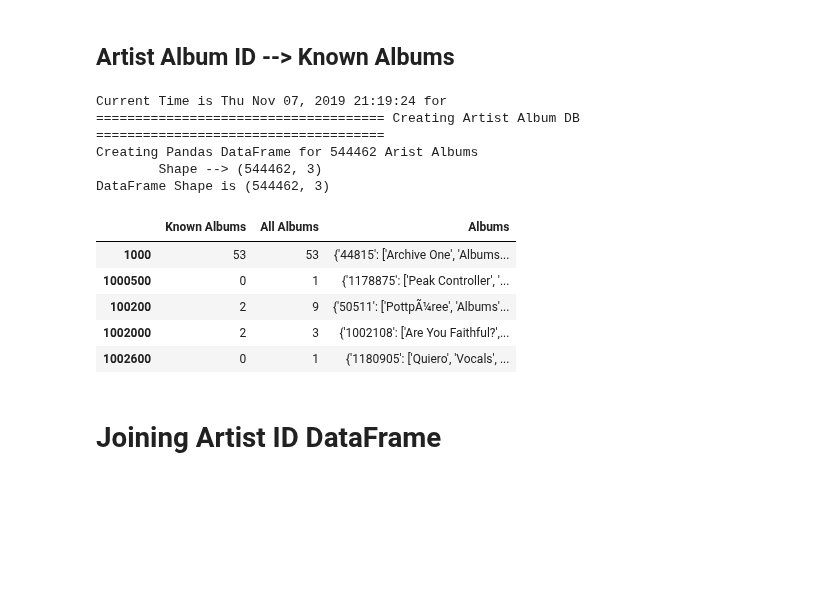
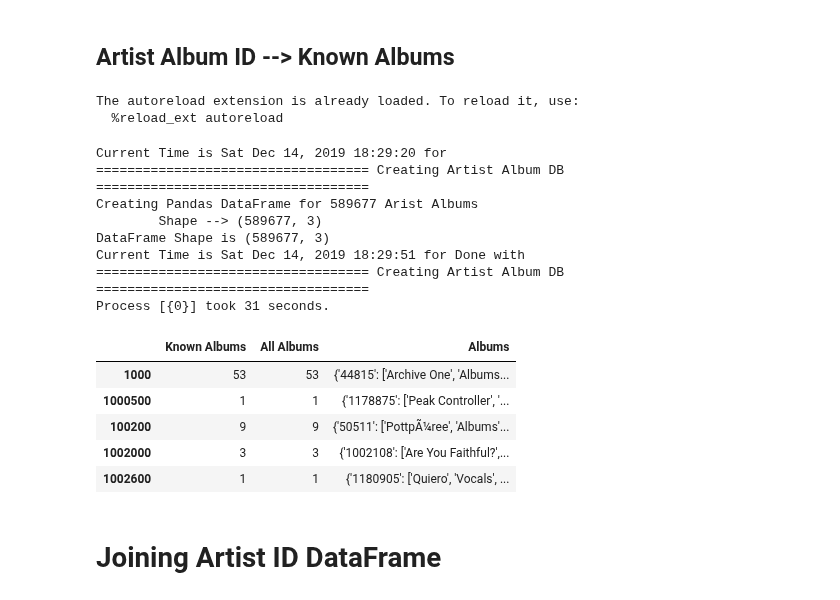
Before and after one commit to tgadf/discogs, a Jupyter notebook: Master DB.ipynb, the cells around one changed output. Drawn from its saved outputs; the diff is of its cells as text; code cells hidden in the pictures; blank space fills up the shorter version.

```diff
--- a/Master DB.ipynb
+++ b/Master DB.ipynb
@@ -503,4 +406,4 @@ def getArtistAlbumsDB(loadRefs=False):
 # %%
-discArtistAlbumsDB = getArtistAlbumsDB()
+discArtistAlbumsDB = getArtistAlbumsDB(disc)
 discArtistAlbumsDB.head()
 # %% [output]
@@ -558,4 +432,4 @@ def getAlbumDB():
 # %%
-discAlbumDB = getAlbumDB()
+discAlbumDB = getAlbumDB(disc)
 discAlbumDB.head()
 # %% [output]
@@ -586,52 +458,28 @@ DataFrame Shape is (1302715, 3)
 | 44831 | Devil's Advocate | /Dave-Clarke-Devils-Advocate/mast... | [1000] |
 # %% [markdown]
 ## Artist Album ID --> Known Albums
-# %%
-def getArtistAlbumKnownDB(discArtistAlbumsDB):
-    start, cmt = clock("\n===================================== Creating Artist Album DB =====================================")
-    from pandas import Series, DataFrame
-
-    tmpdb = discArtistAlbumsDB["Albums"].copy()
-    print("Creating Pandas DataFrame for {0} Arist Albums".format(tmpdb.shape[0]))
-    discdf = DataFrame(tmpdb.apply(isKnownAlbum).tolist(), index=tmpdb.index)
-    discdf.columns = ["Known Albums", "All Albums", "Albums"]
-    print("\tShape --> {0}".format(discdf.shape))
-
-    print("DataFrame Shape is {0}".format(discdf.shape))
-    elapsed(start, cmt)
-
-    return discdf
-
-
-def isKnownAlbum(x):
-    retval = {}
-    albumSummary = [0, 0]
-    for mediaType in x.keys():
-        for albumID in x[mediaType].keys():
-            albumName = x[mediaType][albumID]
-            #print(mediaType,albumID,albumName,'\t\t',end="")
-            known     = albumID in discAlbumDB.index
-            #print(known)
-
-            retval[albumID] = [albumName, mediaType, known]
-            albumSummary[0] += known
-            albumSummary[1] += 1
-
-    return [albumSummary[0], albumSummary[1], retval]
+# %%
+from masterdb import getArtistAlbumKnownDB
+# %% [output]
+The autoreload extension is already loaded. To reload it, use:
+  %reload_ext autoreload
 # %%
-discArtistAlbumKnownDB = getArtistAlbumKnownDB(discArtistAlbumsDB)
+discArtistAlbumKnownDB = getArtistAlbumKnownDB(discAlbumDB, discArtistAlbumsDB)
 discArtistAlbumKnownDB.head()
 # %% [output]
-Current Time is Thu Nov 07, 2019 21:19:24 for
-===================================== Creating Artist Album DB =====================================
-Creating Pandas DataFrame for 544462 Arist Albums
-        Shape --> (544462, 3)
-DataFrame Shape is (544462, 3)
+Current Time is Sat Dec 14, 2019 18:29:20 for
+=================================== Creating Artist Album DB ===================================
+Creating Pandas DataFrame for 589677 Arist Albums
+        Shape --> (589677, 3)
+DataFrame Shape is (589677, 3)
+Current Time is Sat Dec 14, 2019 18:29:51 for Done with
+=================================== Creating Artist Album DB ===================================
+Process [{0}] took 31 seconds.
 |  | Known Albums | All Albums | Albums |
 | 1000 | 53 | 53 | {'44815': ['Archive One', 'Albums... |
-| 1000500 | 0 | 1 | {'1178875': ['Peak Controller', '... |
-| 100200 | 2 | 9 | {'50511': ['PottpÃ¼ree', 'Albums'... |
-| 1002000 | 2 | 3 | {'1002108': ['Are You Faithful?',... |
-| 1002600 | 0 | 1 | {'1180905': ['Quiero', 'Vocals', ... |
+| 1000500 | 1 | 1 | {'1178875': ['Peak Controller', '... |
+| 100200 | 9 | 9 | {'50511': ['PottpÃ¼ree', 'Albums'... |
+| 1002000 | 3 | 3 | {'1002108': ['Are You Faithful?',... |
+| 1002600 | 1 | 1 | {'1180905': ['Quiero', 'Vocals', ... |
 # %% [markdown]
 # Joining Artist ID DataFrame
```
Also changed, not shown: parts of 34 cells of this notebook, 6 other files.
